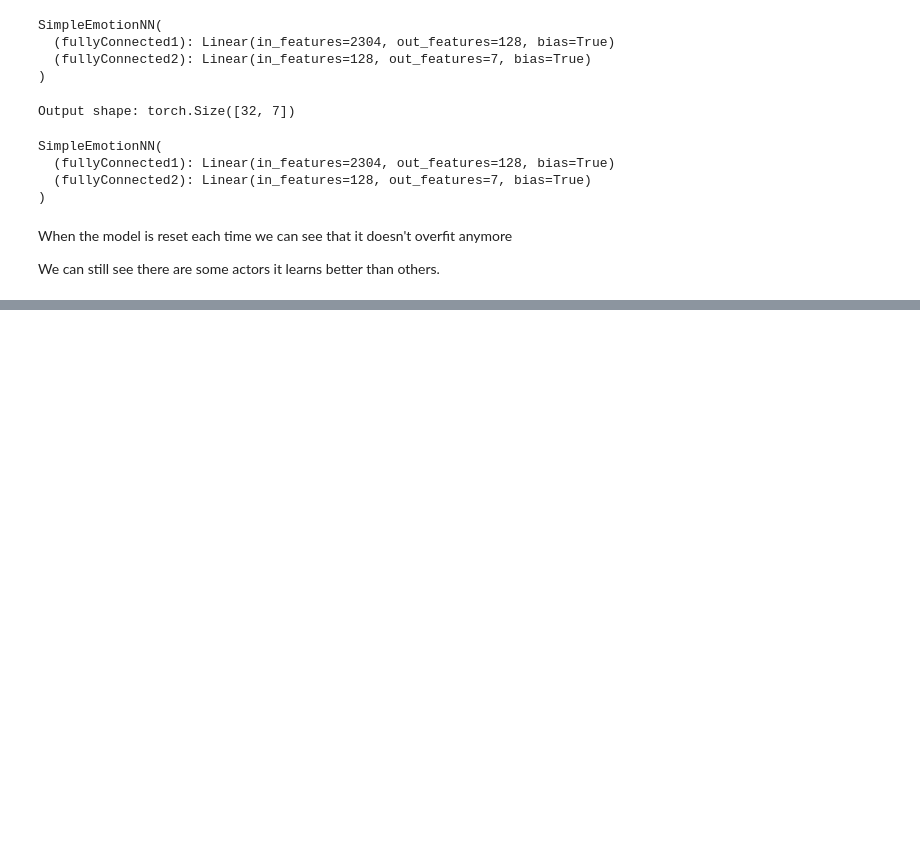
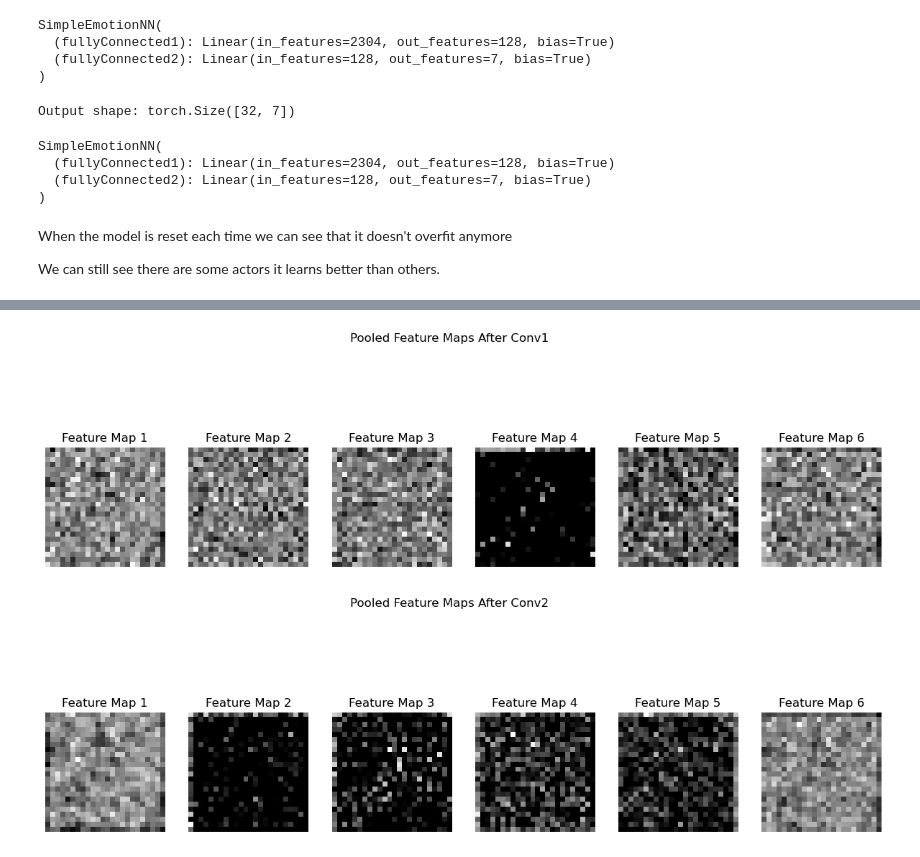
Before and after one commit to lewisbentleyy/real-time-facial-emotion-recognition, a Jupyter notebook: simpleNeuralNetwork.ipynb, the cells around one changed output, grey strips where cells are left out. Saved outputs shown, nothing was run; the diff lists cells and outputs as text; code cells hidden in the pictures; blank space fills up the shorter version.

```diff
--- a/simpleNeuralNetwork.ipynb
+++ b/simpleNeuralNetwork.ipynb
@@ -497,0 +619,9 @@ Test Loss: 0.1847, Test Accuracy: 0.9356
+# %%
+# Plot pooled feature maps after the first convolution
+plot_feature_maps(pooled_maps1, title="Pooled Feature Maps After Conv1")
+
+# Plot pooled feature maps after the second convolution
+plot_feature_maps(pooled_maps2, title="Pooled Feature Maps After Conv2")
+# %% [output]
+[figure, added]
+[figure, added]
```
Also changed, not shown: parts of 12 cells of this notebook.
